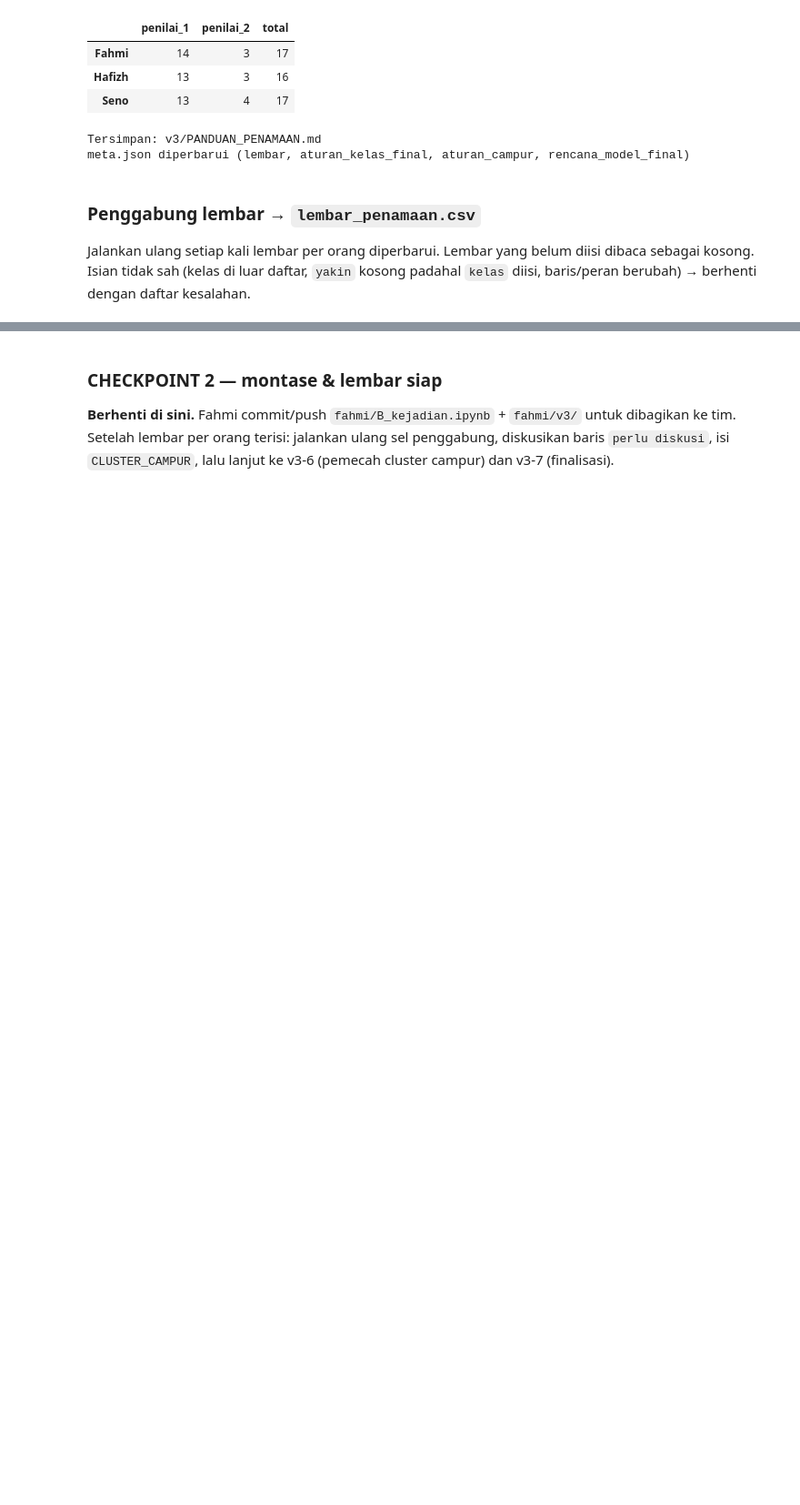
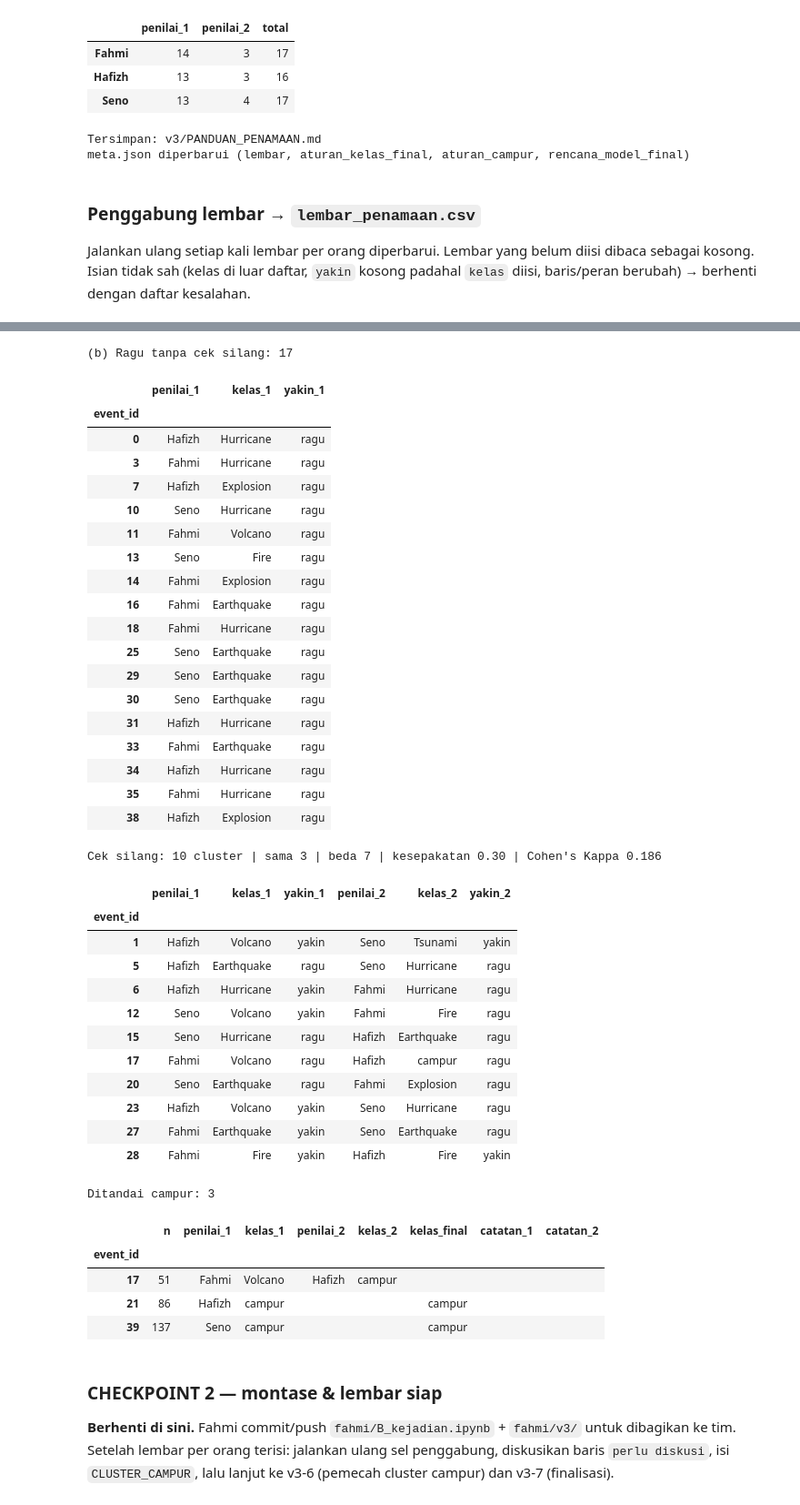
Before and after one commit to xenoo-droid/Perintis_DATAVIDIA, a Jupyter notebook: fahmi/B_kejadian.ipynb, the cells around one changed output, grey strips where cells are left out. Shown at 91% size. Cells and saved outputs as stored; diff of their text form; code cells hidden in the pictures; blank space fills up the shorter version.

Commit message:
lembar penamaan

```diff
--- a/fahmi/B_kejadian.ipynb
+++ b/fahmi/B_kejadian.ipynb
@@ -1472,0 +1477,33 @@ Terisi per lembar: {'Fahmi': 0, 'Hafizh': 0, 'Seno': 0}
+# %%
+from sklearn.metrics import cohen_kappa_score
+
+lp = baca_lembar(LEMBAR_PATH)
+diskusi = lp["catatan"] == "perlu diskusi"
+ada_cek = lp["penilai_2"] != ""
+
+# 1) Terisi otomatis
+print("kelas_final terisi:", int((lp["kelas_final"] != "").sum()), "dari", K)
+print(lp.loc[lp["kelas_final"] != "", "sumber_final"].value_counts().to_string())
+print("perlu diskusi:", int(diskusi.sum()), "| belum diisi:", int((lp["catatan"] == "belum diisi").sum()))
+
+# 2) Perlu diskusi
+beda = lp.loc[diskusi & ada_cek, ["event_id", "penilai_1", "kelas_1", "yakin_1", "penilai_2", "kelas_2", "yakin_2"]]
+ragu = lp.loc[diskusi & ~ada_cek, ["event_id", "penilai_1", "kelas_1", "yakin_1"]]
+print()
+print(f"(a) Beda pendapat (cek silang): {len(beda)}"); display(beda.set_index("event_id"))
+print(f"(b) Ragu tanpa cek silang: {len(ragu)}"); display(ragu.set_index("event_id"))
+
+# 3) Kesepakatan cek silang
+cek = lp[ada_cek & (lp["kelas_1"] != "") & (lp["kelas_2"] != "")]
+n_sama = int((cek["kelas_1"] == cek["kelas_2"]).sum())
+KAPPA = cohen_kappa_score(cek["kelas_1"], cek["kelas_2"]) if len(cek) >= 2 else float("nan")
+print(f"Cek silang: {len(cek)} cluster | sama {n_sama} | beda {len(cek) - n_sama} | "
+      f"kesepakatan {n_sama / max(len(cek), 1):.2f} | Cohen's Kappa {KAPPA:.3f}")
+display(lp.loc[ada_cek, ["event_id", "penilai_1", "kelas_1", "yakin_1", "penilai_2", "kelas_2", "yakin_2"]].set_index("event_id"))
+
+# 4) Ditandai campur
+campur = lp.loc[(lp["kelas_1"] == "campur") | (lp["kelas_2"] == "campur"),
+                ["event_id", "n", "penilai_1", "kelas_1", "penilai_2", "kelas_2", "kelas_final", "catatan_1", "catatan_2"]]
+print(f"Ditandai campur: {len(campur)}")
+display(campur.set_index("event_id"))
+# %% [output]
@@ -1473,3 +1526,42 @@ Terisi per lembar: {'Fahmi': 0, 'Hafizh': 0, 'Seno': 0}
+(b) Ragu tanpa cek silang: 17
+|  | penilai_1 | kelas_1 | yakin_1 |
+| event_id |  |  |  |
+| 0 | Hafizh | Hurricane | ragu |
+| 3 | Fahmi | Hurricane | ragu |
+| 7 | Hafizh | Explosion | ragu |
+| 10 | Seno | Hurricane | ragu |
+| 11 | Fahmi | Volcano | ragu |
+| 13 | Seno | Fire | ragu |
+| 14 | Fahmi | Explosion | ragu |
+| 16 | Fahmi | Earthquake | ragu |
+| 18 | Fahmi | Hurricane | ragu |
+| 25 | Seno | Earthquake | ragu |
+| 29 | Seno | Earthquake | ragu |
+| 30 | Seno | Earthquake | ragu |
+| 31 | Hafizh | Hurricane | ragu |
+| 33 | Fahmi | Earthquake | ragu |
+| 34 | Hafizh | Hurricane | ragu |
+| 35 | Fahmi | Hurricane | ragu |
+| 38 | Hafizh | Explosion | ragu |
+Cek silang: 10 cluster | sama 3 | beda 7 | kesepakatan 0.30 | Cohen's Kappa 0.186
+|  | penilai_1 | kelas_1 | yakin_1 | penilai_2 | kelas_2 | yakin_2 |
+| event_id |  |  |  |  |  |  |
+| 1 | Hafizh | Volcano | yakin | Seno | Tsunami | yakin |
+| 5 | Hafizh | Earthquake | ragu | Seno | Hurricane | ragu |
+| 6 | Hafizh | Hurricane | yakin | Fahmi | Hurricane | ragu |
+| 12 | Seno | Volcano | yakin | Fahmi | Fire | ragu |
+| 15 | Seno | Hurricane | ragu | Hafizh | Earthquake | ragu |
+| 17 | Fahmi | Volcano | ragu | Hafizh | campur | ragu |
+| 20 | Seno | Earthquake | ragu | Fahmi | Explosion | ragu |
+| 23 | Hafizh | Volcano | yakin | Seno | Hurricane | ragu |
+| 27 | Fahmi | Earthquake | yakin | Seno | Earthquake | ragu |
+| 28 | Fahmi | Fire | yakin | Hafizh | Fire | yakin |
+Ditandai campur: 3
+|  | n | penilai_1 | kelas_1 | penilai_2 | kelas_2 | kelas_final | catatan_1 | catatan_2 |
+| event_id |  |  |  |  |  |  |  |  |
+| 17 | 51 | Fahmi | Volcano | Hafizh | campur |  |  |  |
+| 21 | 86 | Hafizh | campur |  |  | campur |  |  |
+| 39 | 137 | Seno | campur |  |  | campur |  |  |
 # %% [markdown]
 ### CHECKPOINT 2 — montase & lembar siap
 **Berhenti di sini.** Fahmi commit/push `fahmi/B_kejadian.ipynb` + `fahmi/v3/` untuk dibagikan ke tim.
```
Also changed, not shown: parts of 4 cells of this notebook, 1 other file.
